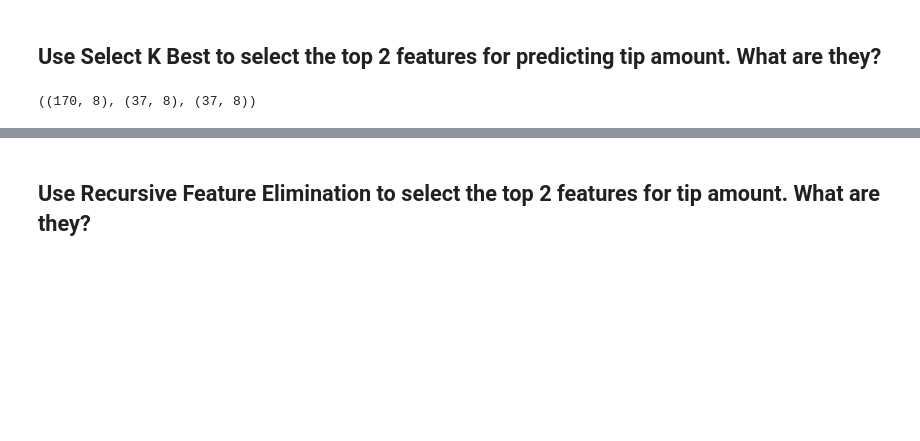
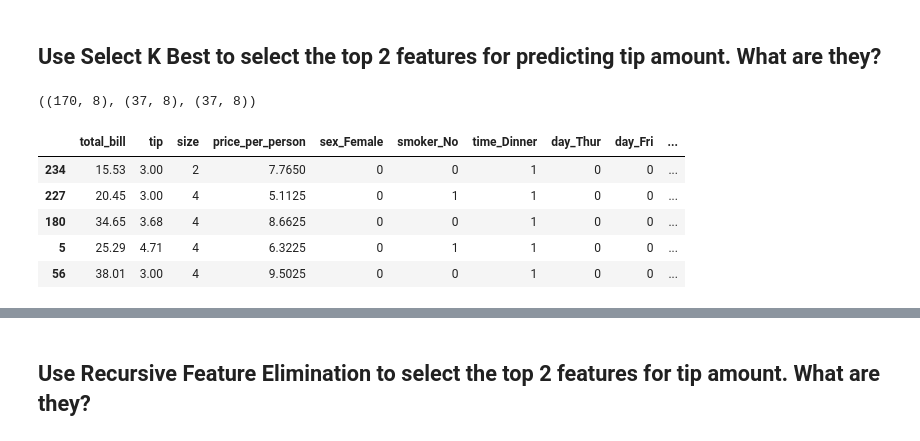
Before and after one commit to Msalazar2/regression-exercises, a Jupyter notebook: feature_engineering.ipynb, the cells around one changed output, grey strips where cells are left out. Cells and saved outputs as stored; diff of their text form; code cells hidden in the pictures; blank space fills up the shorter version.

```diff
--- a/feature_engineering.ipynb
+++ b/feature_engineering.ipynb
@@ -48,6 +58,18 @@ train, val, test = p.split_data(df)
 train.shape, val.shape, test.shape
 # %% [output]
 ((170, 8), (37, 8), (37, 8))
+# %%
+train = pd.get_dummies(train, columns = ['sex', 'smoker', 'time'], drop_first = True)
+train = pd.get_dummies(train, columns = ['day'])
+
+train.head()
+# %% [output]
+|  | total_bill | tip | size | price_per_person | sex_Female | smoker_No | time_Dinner | day_Thur | day_Fri | ... |
+| 234 | 15.53 | 3.00 | 2 | 7.7650 | 0 | 0 | 1 | 0 | 0 | ... |
+| 227 | 20.45 | 3.00 | 4 | 5.1125 | 0 | 1 | 1 | 0 | 0 | ... |
+| 180 | 34.65 | 3.68 | 4 | 8.6625 | 0 | 0 | 1 | 0 | 0 | ... |
+| 5 | 25.29 | 4.71 | 4 | 6.3225 | 0 | 1 | 1 | 0 | 0 | ... |
+| 56 | 38.01 | 3.00 | 4 | 9.5025 | 0 | 0 | 1 | 0 | 0 | ... |
 # %%
 mms = MinMaxScaler()
 
```
Also changed, not shown: parts of 21 cells of this notebook, 8 other files.
